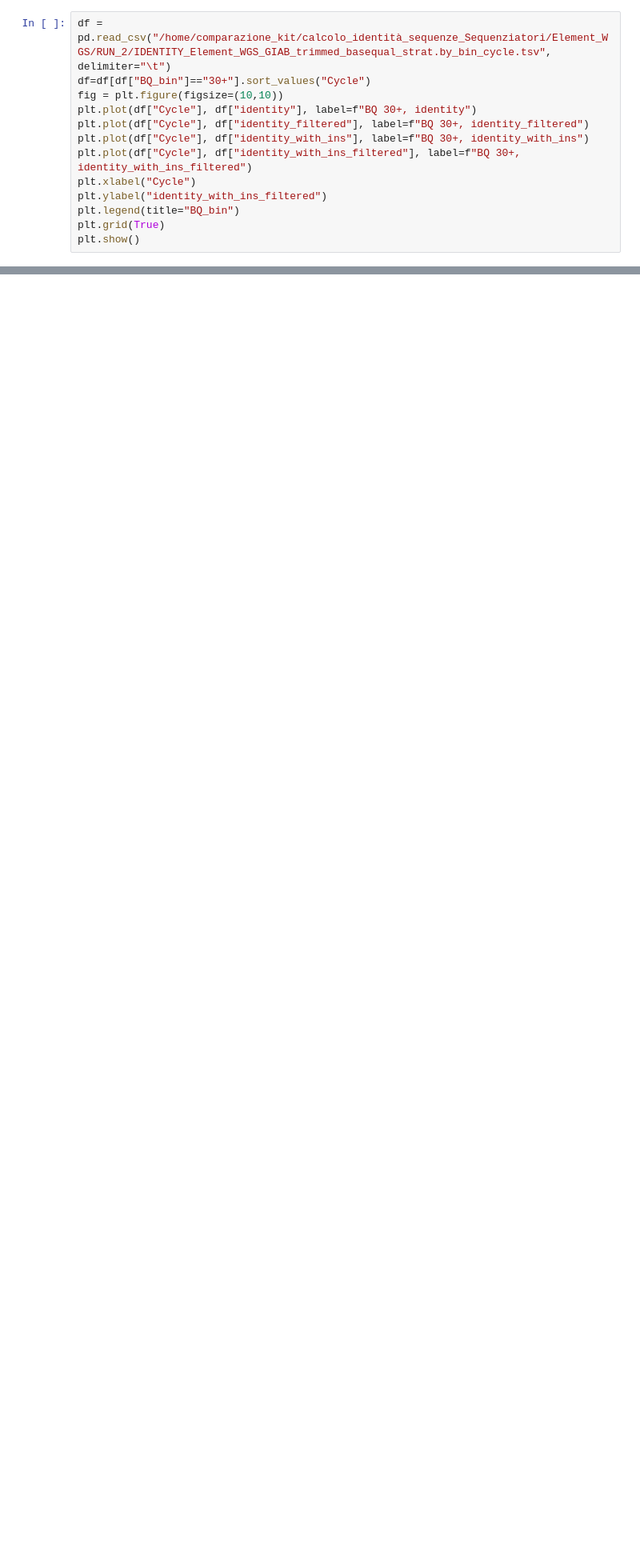
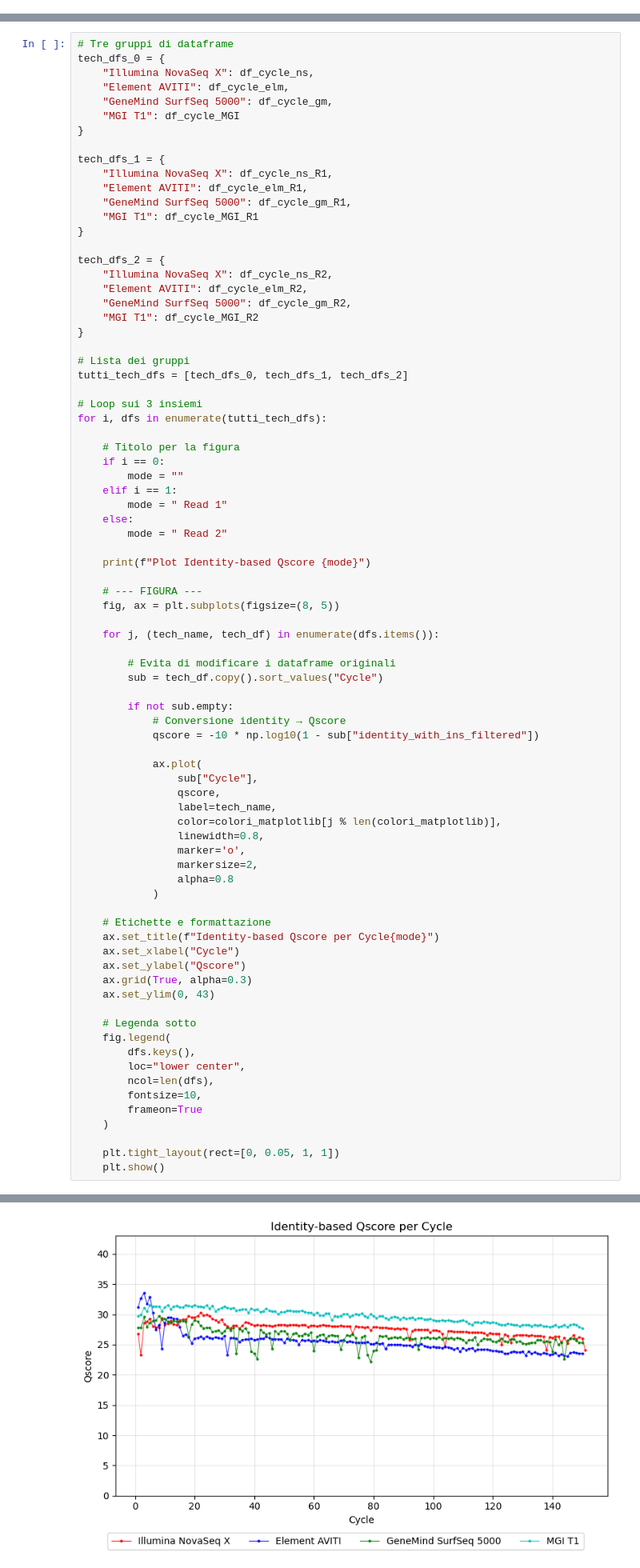
Before and after one commit to LucaBertoli/SnakeMake_Sequencing_Identity, a Jupyter notebook: scripts/plot_identity_BQ_stratifiction_per_cycle.ipynb, the cells around one changed output, grey strips where cells are left out. Shown at 80% size. Cells and saved outputs as stored; diff of their text form; blank space fills up the shorter version.

Commit message:
Aggiunta script generali per dati tesi (prima versione filtrando solo per varianti GIAB e HCR).

```diff
--- a/scripts/plot_identity_BQ_stratifiction_per_cycle.ipynb
+++ b/scripts/plot_identity_BQ_stratifiction_per_cycle.ipynb
@@ -20,13 +0,0 @@ plt.show()
-# %%
-df = pd.read_csv("/home/comparazione_kit/calcolo_identità_sequenze_Sequenziatori/Element_WGS/RUN_2/IDENTITY_Element_WGS_GIAB_trimmed_basequal_strat.by_bin_cycle.tsv", delimiter="\t")
-df=df[df["BQ_bin"]=="30+"].sort_values("Cycle")
-fig = plt.figure(figsize=(10,10))
-plt.plot(df["Cycle"], df["identity"], label=f"BQ 30+, identity")
-plt.plot(df["Cycle"], df["identity_filtered"], label=f"BQ 30+, identity_filtered")
-plt.plot(df["Cycle"], df["identity_with_ins"], label=f"BQ 30+, identity_with_ins")
-plt.plot(df["Cycle"], df["identity_with_ins_filtered"], label=f"BQ 30+, identity_with_ins_filtered")
-plt.xlabel("Cycle")
-plt.ylabel("identity_with_ins_filtered")
-plt.legend(title="BQ_bin")
-plt.grid(True)
-plt.show()
@@ -34,0 +182,81 @@ plt.show()
+# %%
+# Tre gruppi di dataframe
+tech_dfs_0 = {
+    "Illumina NovaSeq X": df_cycle_ns,
+    "Element AVITI": df_cycle_elm,
+    "GeneMind SurfSeq 5000": df_cycle_gm,
+    "MGI T1": df_cycle_MGI
+}
+
+tech_dfs_1 = {
+    "Illumina NovaSeq X": df_cycle_ns_R1,
+    "Element AVITI": df_cycle_elm_R1,
+    "GeneMind SurfSeq 5000": df_cycle_gm_R1,
+    "MGI T1": df_cycle_MGI_R1
+}
+
+tech_dfs_2 = {
+    "Illumina NovaSeq X": df_cycle_ns_R2,
+    "Element AVITI": df_cycle_elm_R2,
+    "GeneMind SurfSeq 5000": df_cycle_gm_R2,
+    "MGI T1": df_cycle_MGI_R2
+}
+
+# Lista dei gruppi
+tutti_tech_dfs = [tech_dfs_0, tech_dfs_1, tech_dfs_2]
+
+# Loop sui 3 insiemi
+for i, dfs in enumerate(tutti_tech_dfs):
+
+    # Titolo per la figura
+    if i == 0:
+        mode = ""
+    elif i == 1:
+        mode = " Read 1"
+    else:
+        mode = " Read 2"
+
+    print(f"Plot Identity-based Qscore {mode}")
+
+    # --- FIGURA ---
+    fig, ax = plt.subplots(figsize=(8, 5))
+
+    for j, (tech_name, tech_df) in enumerate(dfs.items()):
+
+        # Evita di modificare i dataframe originali
+        sub = tech_df.copy().sort_values("Cycle")
+
+        if not sub.empty:
+            # Conversione identity → Qscore
+            qscore = -10 * np.log10(1 - sub["identity_with_ins_filtered"])
+
+            ax.plot(
+                sub["Cycle"],
+                qscore,
+                label=tech_name,
+                color=colori_matplotlib[j % len(colori_matplotlib)],
+                linewidth=0.8,
+                marker='o',
+                markersize=2,
+                alpha=0.8
+            )
+
+    # Etichette e formattazione
+    ax.set_title(f"Identity-based Qscore per Cycle{mode}")
+    ax.set_xlabel("Cycle")
+    ax.set_ylabel("Qscore")
+    ax.grid(True, alpha=0.3)
+    ax.set_ylim(0, 43)
+
+    # Legenda sotto
+    fig.legend(
+        dfs.keys(),
+        loc="lower center",
+        ncol=len(dfs),
+        fontsize=10,
+        frameon=True
+    )
+
+    plt.tight_layout(rect=[0, 0.05, 1, 1])
+    plt.show()
+# %% [output]
@@ -34,0 +264 @@ plt.show()
+[figure, added]
```
Also changed, not shown: parts of 13 cells of this notebook, 36 other files.
